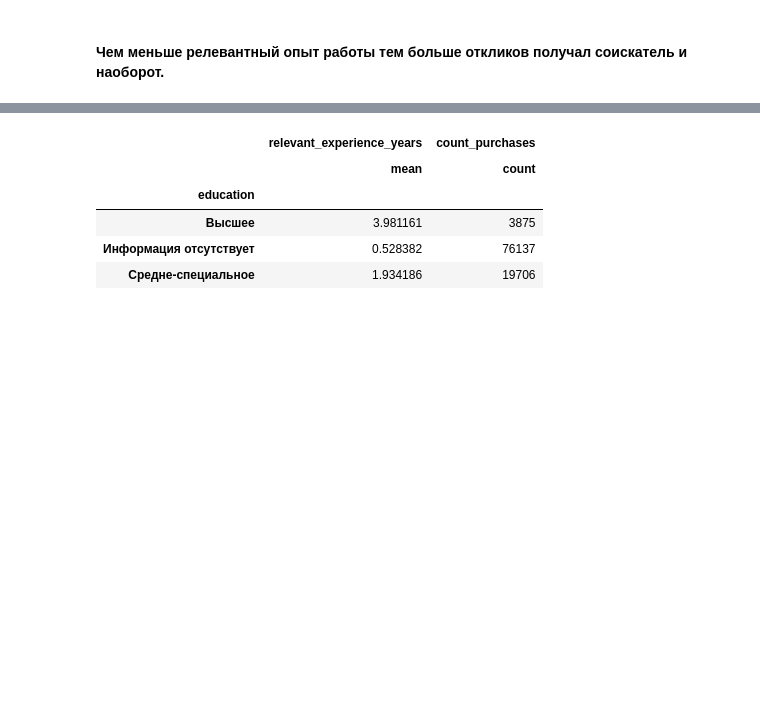
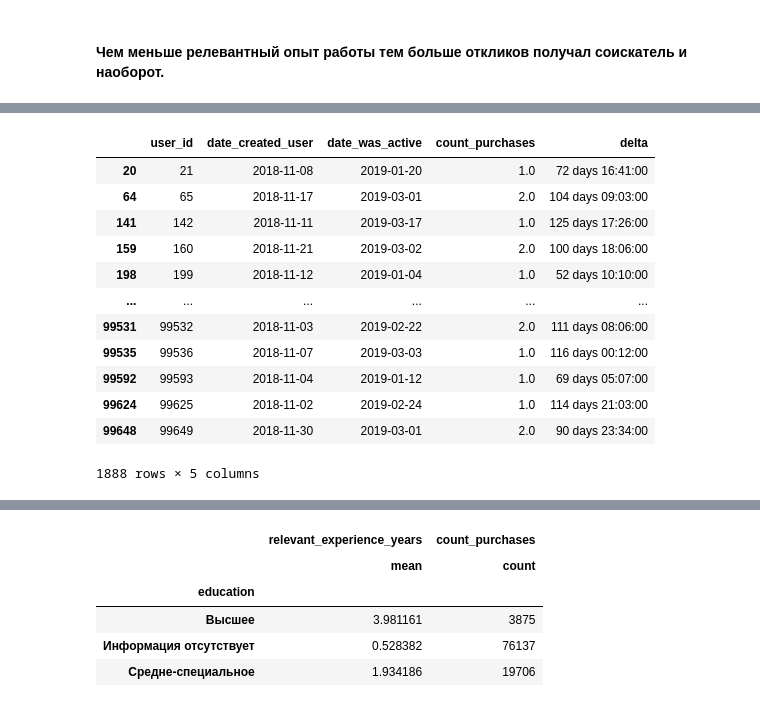
Before and after one commit to NikolayPhiisik/Diplom, a Jupyter notebook: Diplom.ipynb, the cells around one changed output, grey strips where cells are left out. Cells and saved outputs as stored; diff of their text form; code cells hidden in the pictures; blank space fills up the shorter version.

```diff
--- a/Diplom.ipynb
+++ b/Diplom.ipynb
@@ -119,0 +136,21 @@ df.plot(kind='scatter',
+# %%
+#оставляю только тех пользователей, которые зарегестрировались в ноябре и на которых откликнулись рекрутеры
+november = data[(data.date_created_user >= '2018-11-01')
+               & (data.date_created_user <= '2018-11-30')
+               & (data.count_purchases > 0)
+               ]
+november
+# %% [output]
+|  | user_id | date_created_user | date_was_active | count_purchases | delta |
+| 20 | 21 | 2018-11-08 | 2019-01-20 | 1.0 | 72 days 16:41:00 |
+| 64 | 65 | 2018-11-17 | 2019-03-01 | 2.0 | 104 days 09:03:00 |
+| 141 | 142 | 2018-11-11 | 2019-03-17 | 1.0 | 125 days 17:26:00 |
+| 159 | 160 | 2018-11-21 | 2019-03-02 | 2.0 | 100 days 18:06:00 |
+| 198 | 199 | 2018-11-12 | 2019-01-04 | 1.0 | 52 days 10:10:00 |
+| ... | ... | ... | ... | ... | ... |
+| 99531 | 99532 | 2018-11-03 | 2019-02-22 | 2.0 | 111 days 08:06:00 |
+| 99535 | 99536 | 2018-11-07 | 2019-03-03 | 1.0 | 116 days 00:12:00 |
+| 99592 | 99593 | 2018-11-04 | 2019-01-12 | 1.0 | 69 days 05:07:00 |
+| 99624 | 99625 | 2018-11-02 | 2019-02-24 | 1.0 | 114 days 21:03:00 |
+| 99648 | 99649 | 2018-11-30 | 2019-03-01 | 2.0 | 90 days 23:34:00 |
+1888 rows × 5 columns
```
Also changed, not shown: parts of 16 cells of this notebook.
